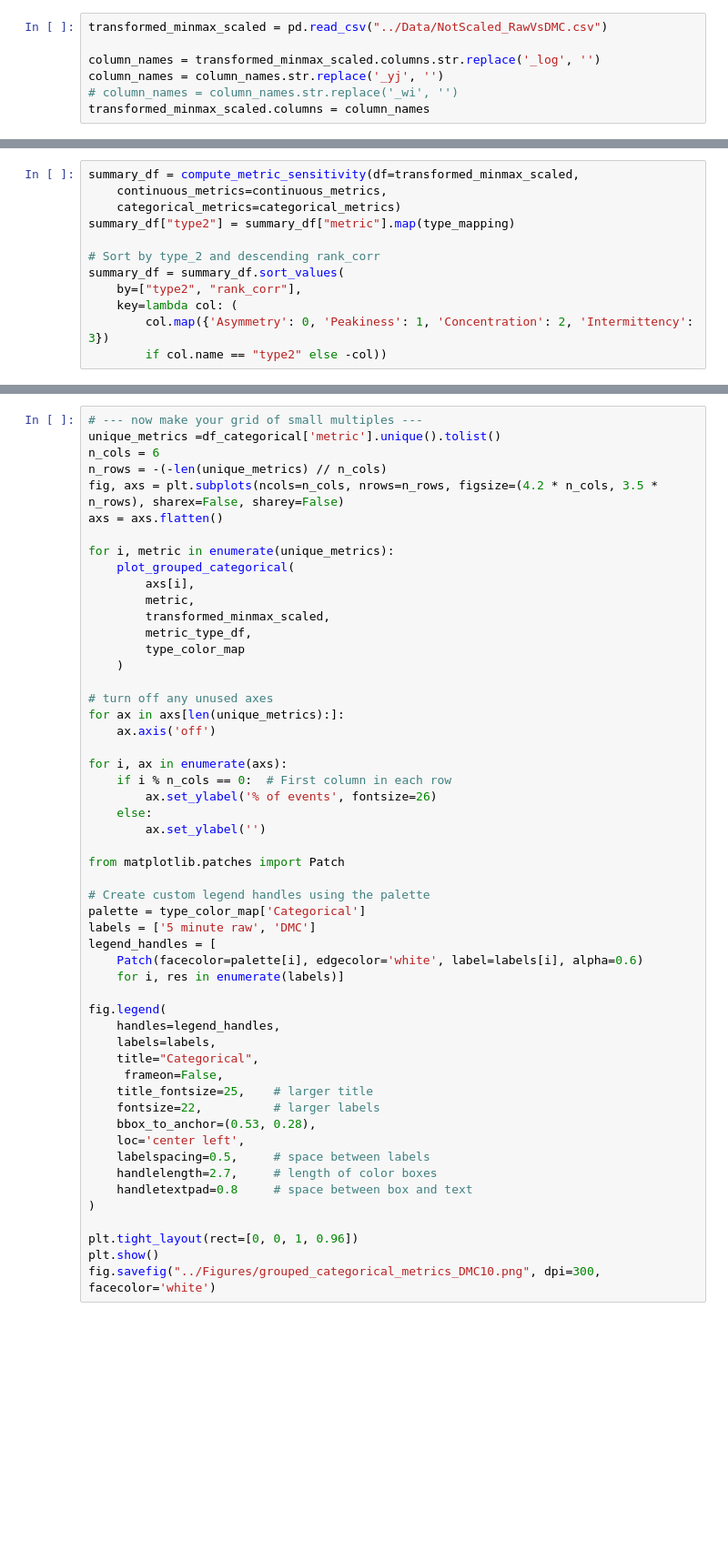
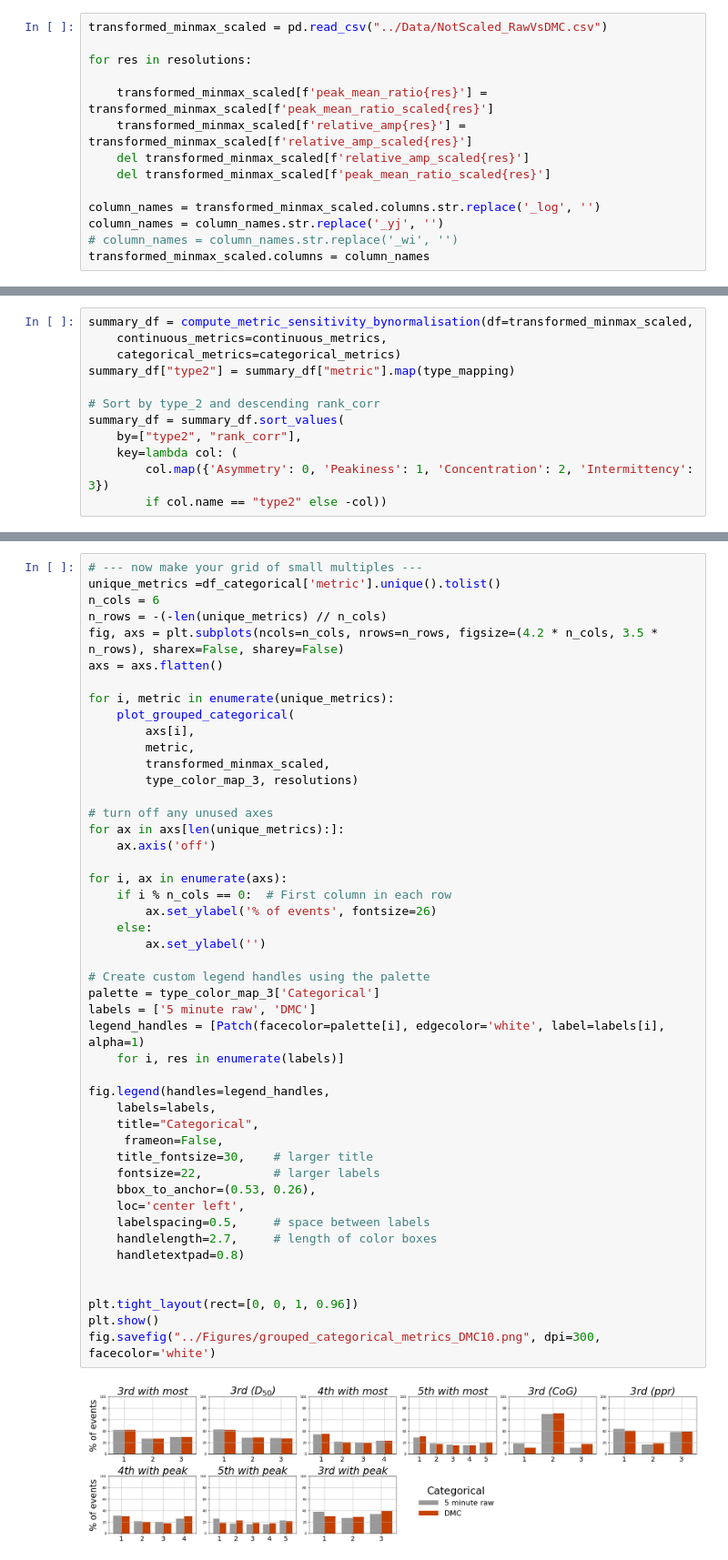
Before and after one commit to masher92/MetricEvaluation, a Jupyter notebook: CompareNormalisation/ByMetricHistogram-DMCs.ipynb, the cells around one changed output, grey strips where cells are left out. Shown: that part at 91% size. Cells and saved outputs as stored; diff of their text form; blank space fills up the shorter version.

```diff
--- a/CompareNormalisation/ByMetricHistogram-DMCs.ipynb
+++ b/CompareNormalisation/ByMetricHistogram-DMCs.ipynb
@@ -16,5 +18,12 @@ resolutions = ['', '_DMC_10']
 # %%
 transformed_minmax_scaled = pd.read_csv("../Data/NotScaled_RawVsDMC.csv")
+
+for res in resolutions:
+
+    transformed_minmax_scaled[f'peak_mean_ratio{res}'] = transformed_minmax_scaled[f'peak_mean_ratio_scaled{res}']
+    transformed_minmax_scaled[f'relative_amp{res}'] = transformed_minmax_scaled[f'relative_amp_scaled{res}']
+    del transformed_minmax_scaled[f'relative_amp_scaled{res}']
+    del transformed_minmax_scaled[f'peak_mean_ratio_scaled{res}']
 
 column_names = transformed_minmax_scaled.columns.str.replace('_log', '')
 column_names = column_names.str.replace('_yj', '')
@@ -53,5 +37,5 @@ metric_base_names = {col.replace(suffix, '') for col in transformed_minmax_scale
 # %%
-summary_df = compute_metric_sensitivity(df=transformed_minmax_scaled,
+summary_df = compute_metric_sensitivity_bynormalisation(df=transformed_minmax_scaled,
     continuous_metrics=continuous_metrics,
     categorical_metrics=categorical_metrics)
 summary_df["type2"] = summary_df["metric"].map(type_mapping)
@@ -276,44 +164,40 @@ for i, metric in enumerate(unique_metrics):
     plot_grouped_categorical(
         axs[i],
         metric,
         transformed_minmax_scaled,
-        metric_type_df,
-        type_color_map
-    )
+        type_color_map_3, resolutions)
 
 # turn off any unused axes
 for ax in axs[len(unique_metrics):]:
     ax.axis('off')
 
 for i, ax in enumerate(axs):
     if i % n_cols == 0:  # First column in each row
         ax.set_ylabel('% of events', fontsize=26)
     else:
         ax.set_ylabel('')
 
-from matplotlib.patches import Patch
-
 # Create custom legend handles using the palette
-palette = type_color_map['Categorical']
+palette = type_color_map_3['Categorical']
 labels = ['5 minute raw', 'DMC']
-legend_handles = [
-    Patch(facecolor=palette[i], edgecolor='white', label=labels[i], alpha=0.6)
+legend_handles = [Patch(facecolor=palette[i], edgecolor='white', label=labels[i], alpha=1)
     for i, res in enumerate(labels)]
 
-fig.legend(
-    handles=legend_handles,
+fig.legend(handles=legend_handles,
     labels=labels,
     title="Categorical",
      frameon=False,
-    title_fontsize=25,    # larger title
+    title_fontsize=30,    # larger title
     fontsize=22,          # larger labels
-    bbox_to_anchor=(0.53, 0.28),
+    bbox_to_anchor=(0.53, 0.26),
     loc='center left',
     labelspacing=0.5,     # space between labels
     handlelength=2.7,     # length of color boxes
-    handletextpad=0.8     # space between box and text
-)
+    handletextpad=0.8)
+
 
 plt.tight_layout(rect=[0, 0, 1, 0.96])
 plt.show()
 fig.savefig("../Figures/grouped_categorical_metrics_DMC10.png", dpi=300, facecolor='white')
+# %% [output]
+[figure, added]
```
Also changed, not shown: parts of 15 cells of this notebook, 25 other files.
